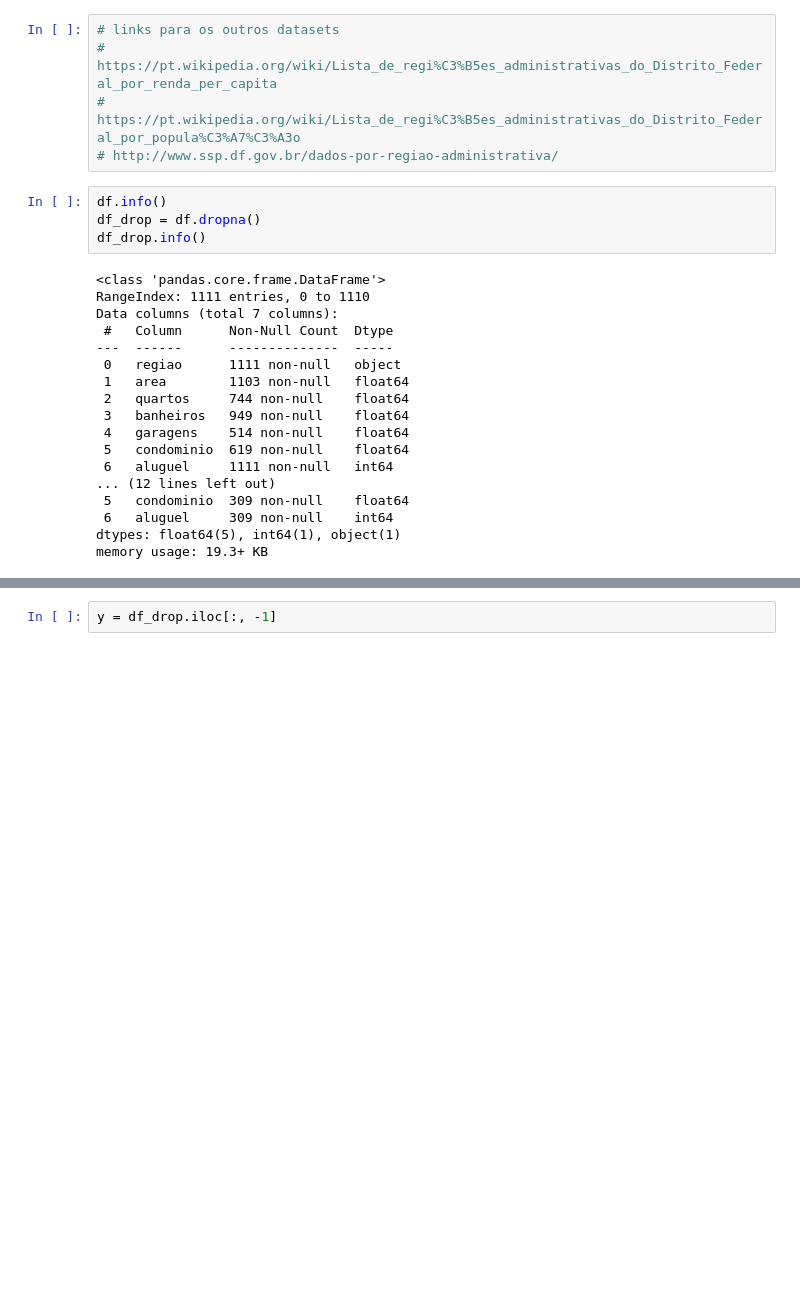
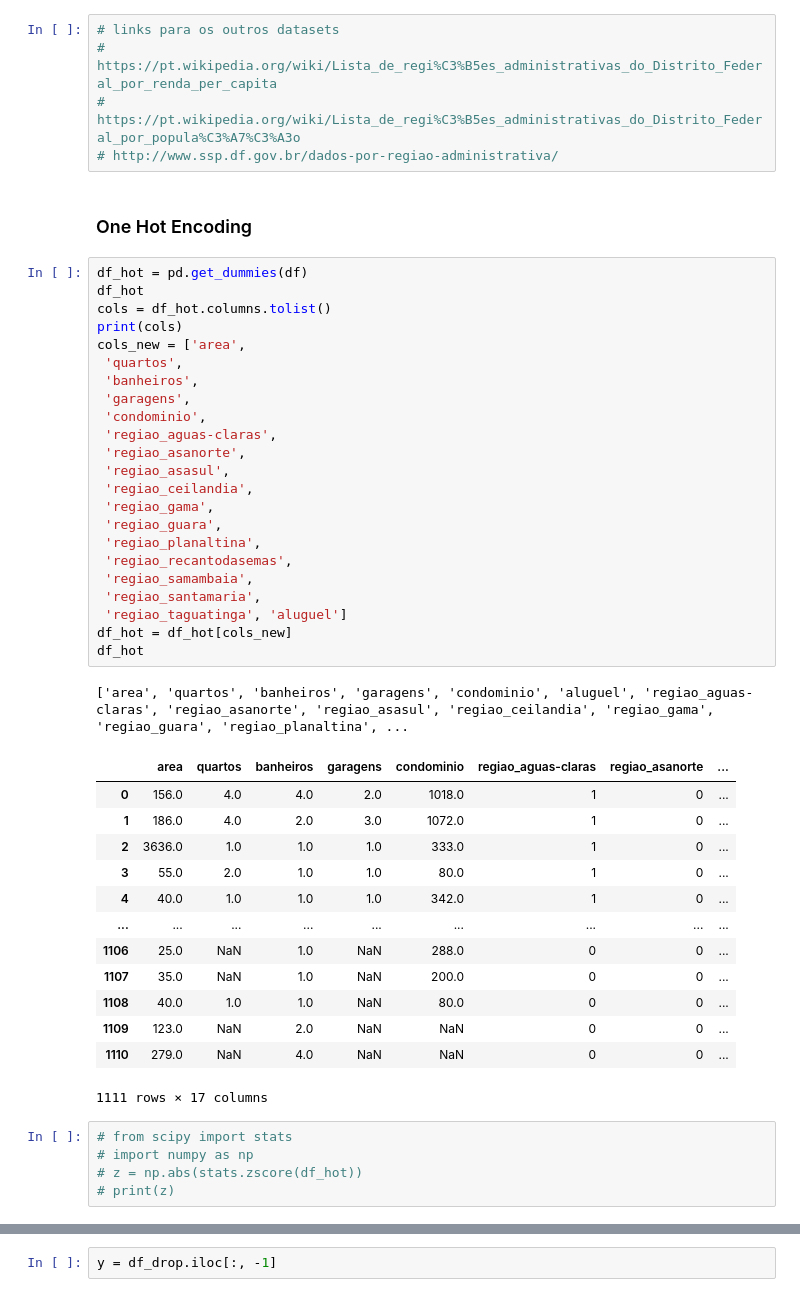
Before and after one commit to 1990LFLF/tcc-ml, a Jupyter notebook: teste.ipynb, the cells around one changed output, grey strips where cells are left out. Saved outputs shown, nothing was run; the diff lists cells and outputs as text; blank space fills up the shorter version.

Commit message:
ajustes, scale min max, drop na

```diff
--- a/teste.ipynb
+++ b/teste.ipynb
@@ -154,25 +160,48 @@ df = pd.read_csv('dataset.csv')
 # https://pt.wikipedia.org/wiki/Lista_de_regi%C3%B5es_administrativas_do_Distrito_Federal_por_renda_per_capita
 # https://pt.wikipedia.org/wiki/Lista_de_regi%C3%B5es_administrativas_do_Distrito_Federal_por_popula%C3%A7%C3%A3o
 # http://www.ssp.df.gov.br/dados-por-regiao-administrativa/
-# %%
-df.info()
-df_drop = df.dropna()
-df_drop.info()
-# %% [output]
-<class 'pandas.core.frame.DataFrame'>
-RangeIndex: 1111 entries, 0 to 1110
-Data columns (total 7 columns):
- #   Column      Non-Null Count  Dtype
----  ------      --------------  -----
- 0   regiao      1111 non-null   object
- 1   area        1103 non-null   float64
- 2   quartos     744 non-null    float64
- 3   banheiros   949 non-null    float64
- 4   garagens    514 non-null    float64
- 5   condominio  619 non-null    float64
- 6   aluguel     1111 non-null   int64
-... (12 lines left out)
- 5   condominio  309 non-null    float64
- 6   aluguel     309 non-null    int64
-dtypes: float64(5), int64(1), object(1)
-memory usage: 19.3+ KB
+# %% [markdown]
+### One Hot Encoding
+# %%
+df_hot = pd.get_dummies(df)
+df_hot
+cols = df_hot.columns.tolist()
+print(cols)
+cols_new = ['area',
+ 'quartos',
+ 'banheiros',
+ 'garagens',
+ 'condominio',
+ 'regiao_aguas-claras',
+ 'regiao_asanorte',
+ 'regiao_asasul',
+ 'regiao_ceilandia',
+ 'regiao_gama',
+ 'regiao_guara',
+ 'regiao_planaltina',
+ 'regiao_recantodasemas',
+ 'regiao_samambaia',
+ 'regiao_santamaria',
+ 'regiao_taguatinga', 'aluguel']
+df_hot = df_hot[cols_new]
+df_hot
+# %% [output]
+['area', 'quartos', 'banheiros', 'garagens', 'condominio', 'aluguel', 'regiao_aguas-claras', 'regiao_asanorte', 'regiao_asasul', 'regiao_ceilandia', 'regiao_gama', 'regiao_guara', 'regiao_planaltina', ...
+|  | area | quartos | banheiros | garagens | condominio | regiao_aguas-claras | regiao_asanorte | ... |
+| 0 | 156.0 | 4.0 | 4.0 | 2.0 | 1018.0 | 1 | 0 | ... |
+| 1 | 186.0 | 4.0 | 2.0 | 3.0 | 1072.0 | 1 | 0 | ... |
+| 2 | 3636.0 | 1.0 | 1.0 | 1.0 | 333.0 | 1 | 0 | ... |
+| 3 | 55.0 | 2.0 | 1.0 | 1.0 | 80.0 | 1 | 0 | ... |
+| 4 | 40.0 | 1.0 | 1.0 | 1.0 | 342.0 | 1 | 0 | ... |
+| ... | ... | ... | ... | ... | ... | ... | ... | ... |
+| 1106 | 25.0 | NaN | 1.0 | NaN | 288.0 | 0 | 0 | ... |
+| 1107 | 35.0 | NaN | 1.0 | NaN | 200.0 | 0 | 0 | ... |
+| 1108 | 40.0 | 1.0 | 1.0 | NaN | 80.0 | 0 | 0 | ... |
+| 1109 | 123.0 | NaN | 2.0 | NaN | NaN | 0 | 0 | ... |
+| 1110 | 279.0 | NaN | 4.0 | NaN | NaN | 0 | 0 | ... |
+1111 rows × 17 columns
+# %%
+# from scipy import stats
+# import numpy as np
+# z = np.abs(stats.zscore(df_hot))
+# print(z)
```
Also changed, not shown: parts of 22 cells of this notebook, 1 other file.
